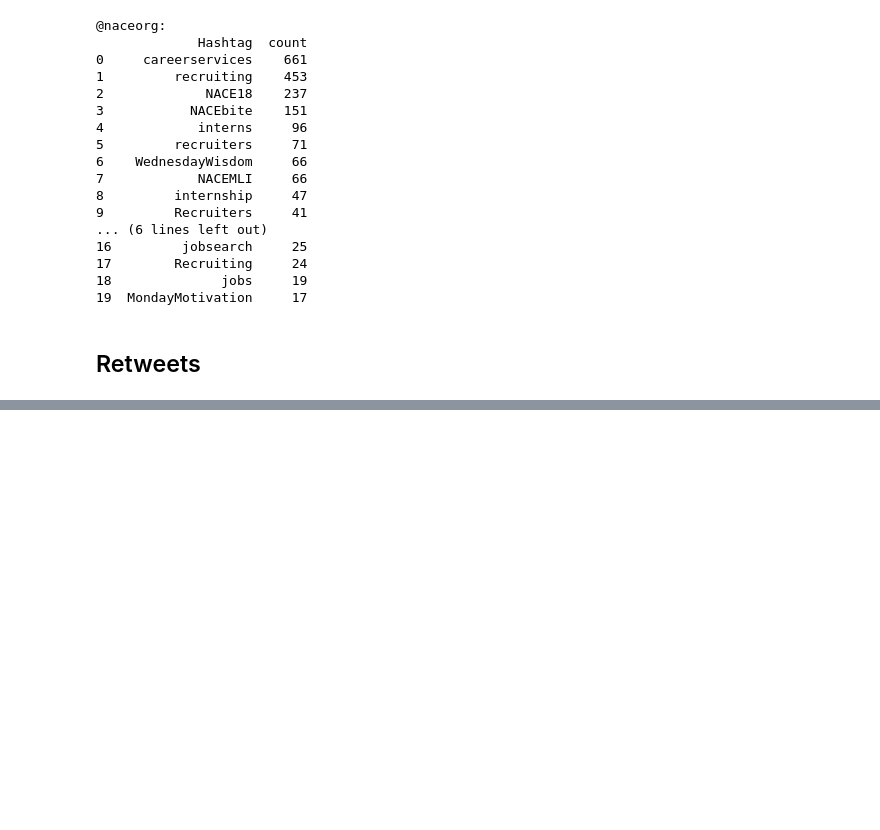
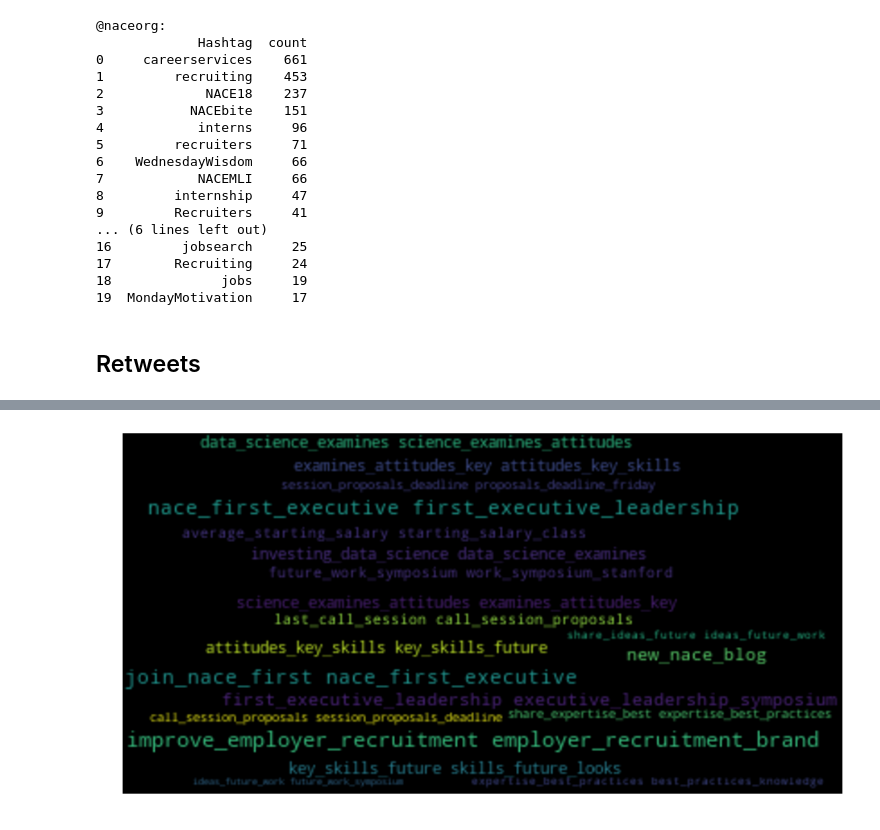
Before and after one commit to nvenegas-oliva/tig, a Jupyter notebook: EDA.ipynb, the cells around one changed output, grey strips where cells are left out. Saved outputs shown, nothing was run; the diff lists cells and outputs as text; code cells hidden in the pictures; blank space fills up the shorter version.

```diff
--- a/EDA.ipynb
+++ b/EDA.ipynb
@@ -95,0 +176,4 @@ most_frequent('@naceorg', datasets)
+# %%
+ngram_wordcloud(corpus=clean_data(datasets['@naceorg']), n=3)
+# %% [output]
+[figure, added]
```
Also changed, not shown: parts of 14 cells of this notebook.
